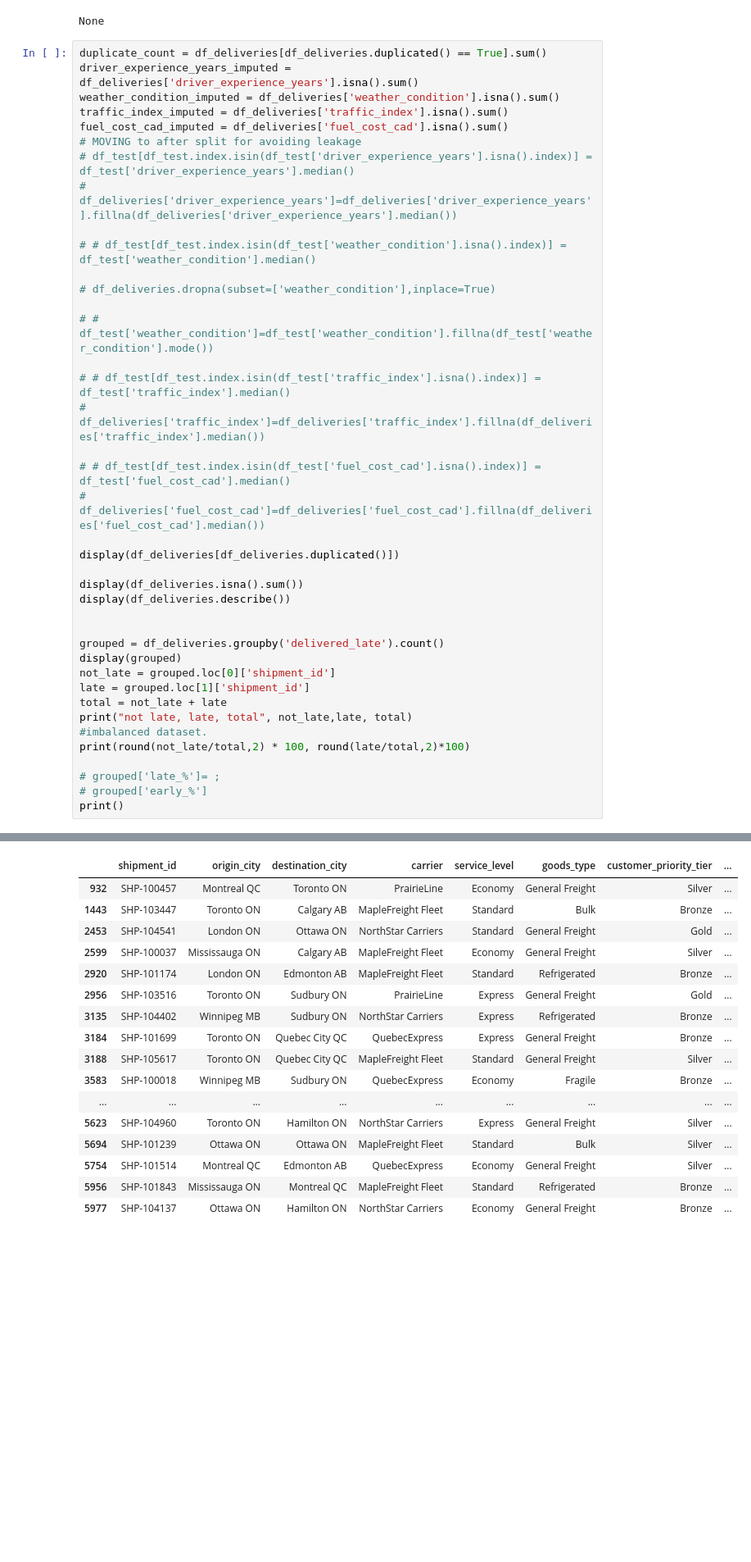
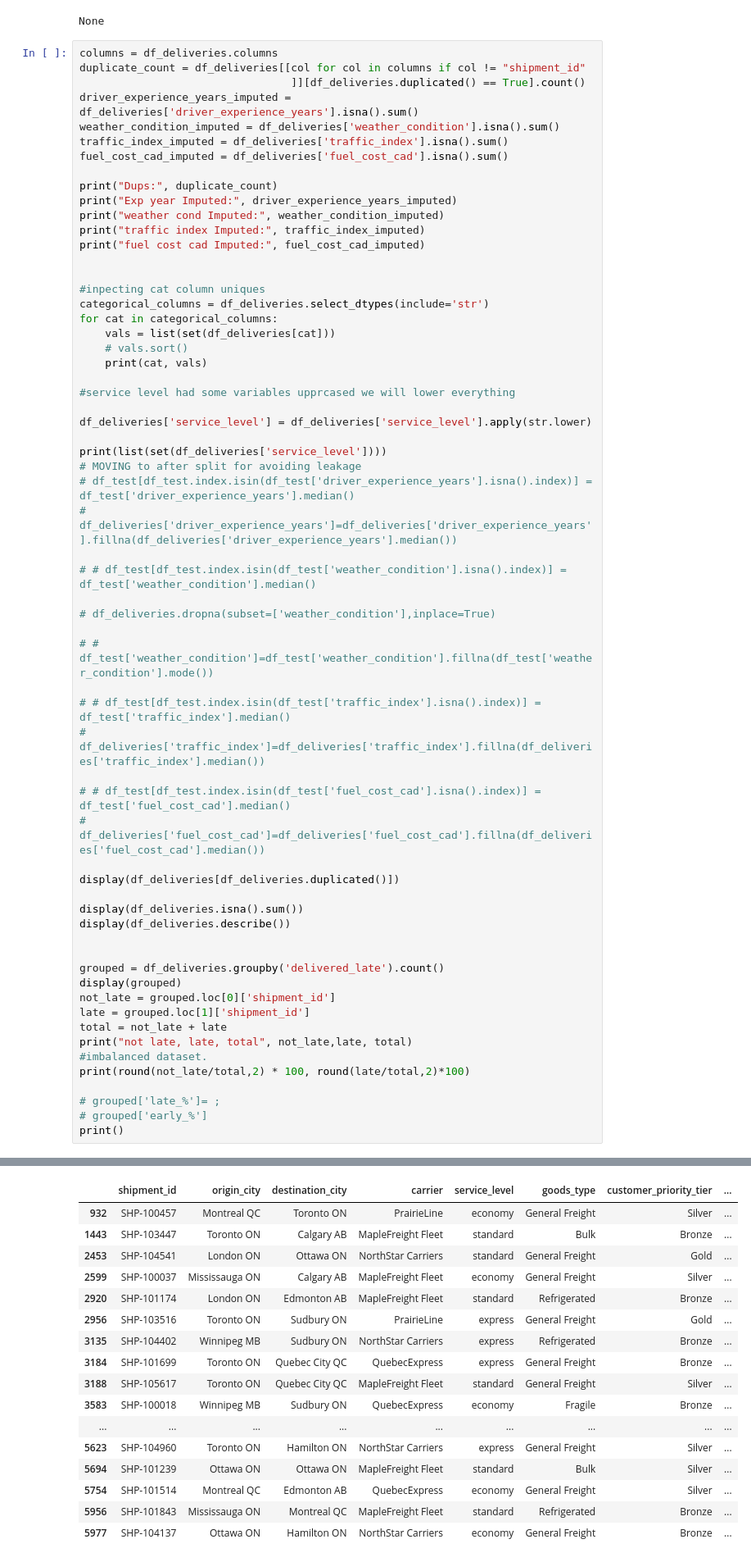
Before and after one commit to aleistrying/2026F-AML-3303-Software-Tools-Emerging, a Jupyter notebook: assignment1/MapleFreight_Delivery_Delay_Prediction_0960408.ipynb, the cells around one changed output, grey strips where cells are left out. Shown at 82% size. Drawn from its saved outputs; the diff is of its cells as text; blank space fills up the shorter version.

```diff
--- a/assignment1/MapleFreight_Delivery_Delay_Prediction_0960408.ipynb
+++ b/assignment1/MapleFreight_Delivery_Delay_Prediction_0960408.ipynb
@@ -54,11 +54,33 @@ dtypes: float64(10), int64(5), str(8)
 memory usage: 1.1 MB
 None
 # %%
-duplicate_count = df_deliveries[df_deliveries.duplicated() == True].sum()
+columns = df_deliveries.columns
+duplicate_count = df_deliveries[[col for col in columns if col != "shipment_id"
+                                 ]][df_deliveries.duplicated() == True].count()
 driver_experience_years_imputed = df_deliveries['driver_experience_years'].isna().sum()
 weather_condition_imputed = df_deliveries['weather_condition'].isna().sum()
 traffic_index_imputed = df_deliveries['traffic_index'].isna().sum()
 fuel_cost_cad_imputed = df_deliveries['fuel_cost_cad'].isna().sum()
+
+print("Dups:", duplicate_count)
+print("Exp year Imputed:", driver_experience_years_imputed)
+print("weather cond Imputed:", weather_condition_imputed)
+print("traffic index Imputed:", traffic_index_imputed)
+print("fuel cost cad Imputed:", fuel_cost_cad_imputed)
+
+
+#inpecting cat column uniques
+categorical_columns = df_deliveries.select_dtypes(include='str')
+for cat in categorical_columns:
+    vals = list(set(df_deliveries[cat]))
+    # vals.sort()
+    print(cat, vals)
+
+#service level had some variables upprcased we will lower everything
+
+df_deliveries['service_level'] = df_deliveries['service_level'].apply(str.lower)
+
+print(list(set(df_deliveries['service_level'])))
 # MOVING to after split for avoiding leakage
 # df_test[df_test.index.isin(df_test['driver_experience_years'].isna().index)] = df_test['driver_experience_years'].median()
 # df_deliveries['driver_experience_years']=df_deliveries['driver_experience_years'].fillna(df_deliveries['driver_experience_years'].median())
@@ -97,17 +136,17 @@ print()
 |  | shipment_id | origin_city | destination_city | carrier | service_level | goods_type | customer_priority_tier | ... |
-| 932 | SHP-100457 | Montreal QC | Toronto ON | PrairieLine | Economy | General Freight | Silver | ... |
-| 1443 | SHP-103447 | Toronto ON | Calgary AB | MapleFreight Fleet | Standard | Bulk | Bronze | ... |
-| 2453 | SHP-104541 | London ON | Ottawa ON | NorthStar Carriers | Standard | General Freight | Gold | ... |
-| 2599 | SHP-100037 | Mississauga ON | Calgary AB | MapleFreight Fleet | Economy | General Freight | Silver | ... |
-| 2920 | SHP-101174 | London ON | Edmonton AB | MapleFreight Fleet | Standard | Refrigerated | Bronze | ... |
-| 2956 | SHP-103516 | Toronto ON | Sudbury ON | PrairieLine | Express | General Freight | Gold | ... |
-| 3135 | SHP-104402 | Winnipeg MB | Sudbury ON | NorthStar Carriers | Express | Refrigerated | Bronze | ... |
-| 3184 | SHP-101699 | Toronto ON | Quebec City QC | QuebecExpress | Express | General Freight | Bronze | ... |
-| 3188 | SHP-105617 | Toronto ON | Quebec City QC | MapleFreight Fleet | Standard | General Freight | Silver | ... |
-| 3583 | SHP-100018 | Winnipeg MB | Sudbury ON | QuebecExpress | Economy | Fragile | Bronze | ... |
+| 932 | SHP-100457 | Montreal QC | Toronto ON | PrairieLine | economy | General Freight | Silver | ... |
+| 1443 | SHP-103447 | Toronto ON | Calgary AB | MapleFreight Fleet | standard | Bulk | Bronze | ... |
+| 2453 | SHP-104541 | London ON | Ottawa ON | NorthStar Carriers | standard | General Freight | Gold | ... |
+| 2599 | SHP-100037 | Mississauga ON | Calgary AB | MapleFreight Fleet | economy | General Freight | Silver | ... |
+| 2920 | SHP-101174 | London ON | Edmonton AB | MapleFreight Fleet | standard | Refrigerated | Bronze | ... |
+| 2956 | SHP-103516 | Toronto ON | Sudbury ON | PrairieLine | express | General Freight | Gold | ... |
+| 3135 | SHP-104402 | Winnipeg MB | Sudbury ON | NorthStar Carriers | express | Refrigerated | Bronze | ... |
+| 3184 | SHP-101699 | Toronto ON | Quebec City QC | QuebecExpress | express | General Freight | Bronze | ... |
+| 3188 | SHP-105617 | Toronto ON | Quebec City QC | MapleFreight Fleet | standard | General Freight | Silver | ... |
+| 3583 | SHP-100018 | Winnipeg MB | Sudbury ON | QuebecExpress | economy | Fragile | Bronze | ... |
 | ... | ... | ... | ... | ... | ... | ... | ... | ... |
-| 5623 | SHP-104960 | Toronto ON | Hamilton ON | NorthStar Carriers | Express | General Freight | Silver | ... |
-| 5694 | SHP-101239 | Ottawa ON | Ottawa ON | MapleFreight Fleet | Standard | Bulk | Silver | ... |
-| 5754 | SHP-101514 | Montreal QC | Edmonton AB | QuebecExpress | Economy | General Freight | Silver | ... |
-| 5956 | SHP-101843 | Mississauga ON | Montreal QC | MapleFreight Fleet | Standard | Refrigerated | Bronze | ... |
-| 5977 | SHP-104137 | Ottawa ON | Hamilton ON | NorthStar Carriers | Economy | General Freight | Bronze | ... |
+| 5623 | SHP-104960 | Toronto ON | Hamilton ON | NorthStar Carriers | express | General Freight | Silver | ... |
+| 5694 | SHP-101239 | Ottawa ON | Ottawa ON | MapleFreight Fleet | standard | Bulk | Silver | ... |
+| 5754 | SHP-101514 | Montreal QC | Edmonton AB | QuebecExpress | economy | General Freight | Silver | ... |
+| 5956 | SHP-101843 | Mississauga ON | Montreal QC | MapleFreight Fleet | standard | Refrigerated | Bronze | ... |
+| 5977 | SHP-104137 | Ottawa ON | Hamilton ON | NorthStar Carriers | economy | General Freight | Bronze | ... |
```
Also changed, not shown: parts of 2 cells of this notebook.
